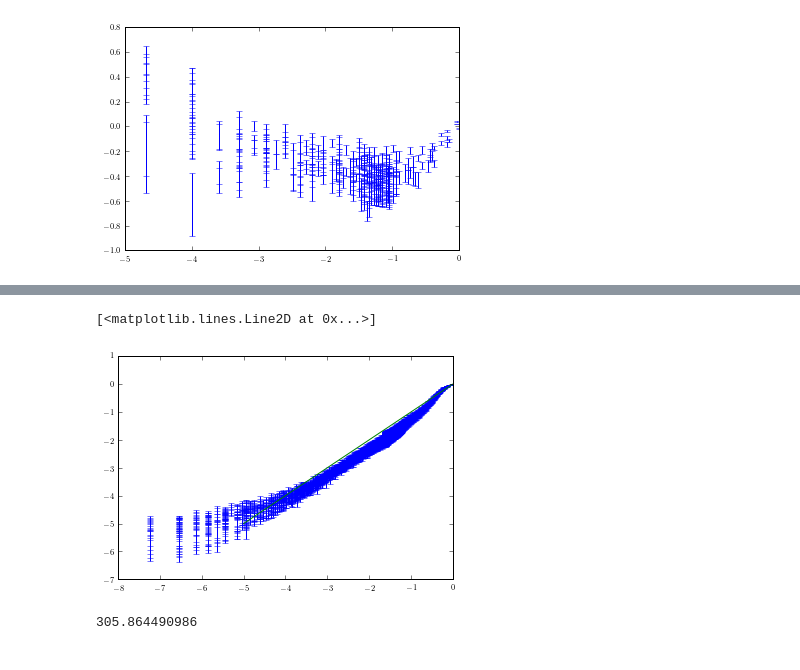
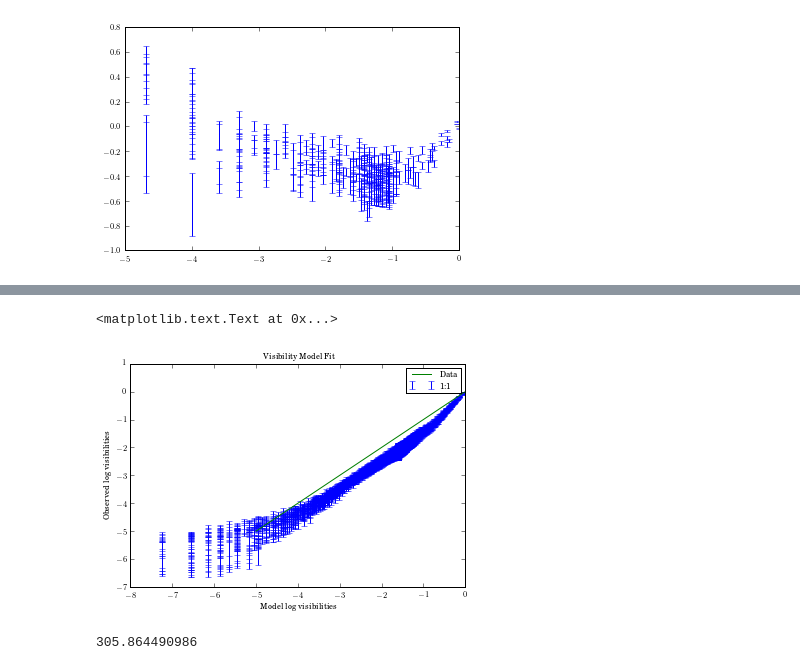
Before and after one commit to benjaminpope/pysco, a Jupyter notebook: analysis.ipynb, the cells around one changed output, grey strips where cells are left out. Cells and saved outputs as stored; diff of their text form; code cells hidden in the pictures.

```diff
--- a/analysis.ipynb
+++ b/analysis.ipynb
@@ -45,8 +47,8 @@ else: print 'Data directory failure'
 
 if num == 1:
     print 'Doing simulated observations'
-    fnames = ['Ks_0.8_bin_s129.6_a83.5_c28.7.fits', 'Ks_1.0_bin_s129.6_a83.5_c28.7.fits'] # ffa
-    pupil = 'medcrossmodel'
+    fnames = ['binary_127_85_26.fits', 'calibsim.fits'] # ffa
+    pupil = 'medcrossmeasmodel'
 else:
     pass
 
@@ -186,13 +192,13 @@ if num == 0:
     if no_kp:
         addederror = 8.5
     else:
-        addederror = 1.05
+        addederror = 1.1
 
     a.kpd -= b.kpd #subtract systematic
     a.kpe = np.sqrt(a.kpe**2. + b.kpe**2.+ addederror**2.) #add statistical and measurement in quadrature
     if bispec:
         print 'Calibrating Bispectrum'
-        bsp_addederror = 5.3
+        bsp_addederror = 7.0
         a.bsp -= b.bsp
         a.bspe = np.sqrt(a.bspe**2. + b.bspe**2. * bsp_addederror**2)
 else:
@@ -203,7 +209,6 @@ else:
 
 
 # you may want to add an error term in quadrature - see the note later! 1.0 should do the job
-# a.kpe = error_kp
 # %% [markdown]
 In the following two cells we have two different ways of fitting a model to these data - one uses MultiNest and one uses emcee.
 
@@ -514,5 +541,5 @@ plt.imshow(avgim**0.3)
 # %%
-ac_mod = np.abs(b.acs)
+ac_mod = np.abs(b.ac)
 avg_vis = np.sum(ac_mod,axis=0)
 vis_err = np.std(ac_mod,axis=0)
 
@@ -745,13 +763,17 @@ rs[np.argmin(chi2p)]
 # %%
 mask = make_test_pupil(2.3918, 1./2.11885, 0.2292,srad=0.1)
 uv, RED = do_uv_red(mask,Ns=3.)
 
 visb2m, visb2errm, redm = compare_pupil_model(b,uv,RED)
 plt.errorbar(redm,visb2m,yerr=visb2errm,fmt=None)
 plt.plot([-5,0],[-5,0],'-g')
+plt.legend(['Data','1:1'])
+plt.xlabel('Model log visibilities')
+plt.ylabel('Observed log visibilities')
+plt.title('Visibility Model Fit')
 # %% [output]
-[<matplotlib.lines.Line2D at 0x...>]
+<matplotlib.text.Text at 0x...>
-[figure, old version]
+[figure, new version]
 # %%
 chi2b = np.zeros(100)
 tic = clock()
```
Also changed, not shown: parts of 26 cells of this notebook, 6 other files.
